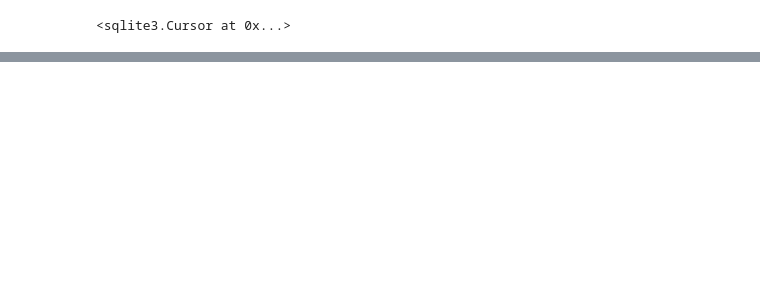
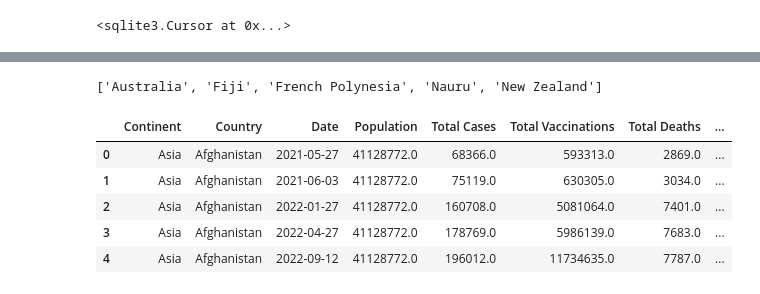
Before and after one commit to AlexBandurin/COVID_Data_Analysis, a Jupyter notebook: Covid_Data_with_SQL.ipynb, the cells around one changed output, grey strips where cells are left out. Saved outputs shown, nothing was run; the diff lists cells and outputs as text; code cells hidden in the pictures; blank space fills up the shorter version.

```diff
--- a/Covid_Data_with_SQL.ipynb
+++ b/Covid_Data_with_SQL.ipynb
@@ -247,3 +253,3 @@ cur.execute(statement)
 # %%
-vaccines_df = pd.DataFrame(cur.execute("select * from pop_vaccinated").fetchall(), columns = ["Continent", "Location", "Date",
-"Population", "New Deaths" ,"New Vaccinations"])
+COVID_trends = pd.DataFrame(cur.execute("select * from COVID_trends").fetchall(), columns = ["Continent", "Country", "Date",
+"Population", 'Total Cases','Total Vaccinations','Total Deaths',"New_Cases/Million","New_Vaccines/Million", "New_Deaths/Million"])
@@ -274 +268,15 @@ vaccines_df.head()
+# %%
+# For future reference, the following countries are considered part of "Oceania":
+COVID_trends['Country'][COVID_trends.Continent == 'Oceania'].unique().tolist()
+# %% [output]
+['Australia', 'Fiji', 'French Polynesia', 'Nauru', 'New Zealand']
+# %%
+COVID_trends.head()
+# %% [output]
+|  | Continent | Country | Date | Population | Total Cases | Total Vaccinations | Total Deaths | ... |
+| 0 | Asia | Afghanistan | 2021-05-27 | 41128772.0 | 68366.0 | 593313.0 | 2869.0 | ... |
+| 1 | Asia | Afghanistan | 2021-06-03 | 41128772.0 | 75119.0 | 630305.0 | 3034.0 | ... |
+| 2 | Asia | Afghanistan | 2022-01-27 | 41128772.0 | 160708.0 | 5081064.0 | 7401.0 | ... |
+| 3 | Asia | Afghanistan | 2022-04-27 | 41128772.0 | 178769.0 | 5986139.0 | 7683.0 | ... |
+| 4 | Asia | Afghanistan | 2022-09-12 | 41128772.0 | 196012.0 | 11734635.0 | 7787.0 | ... |
 # %%
```
Also changed, not shown: parts of 23 cells of this notebook.
